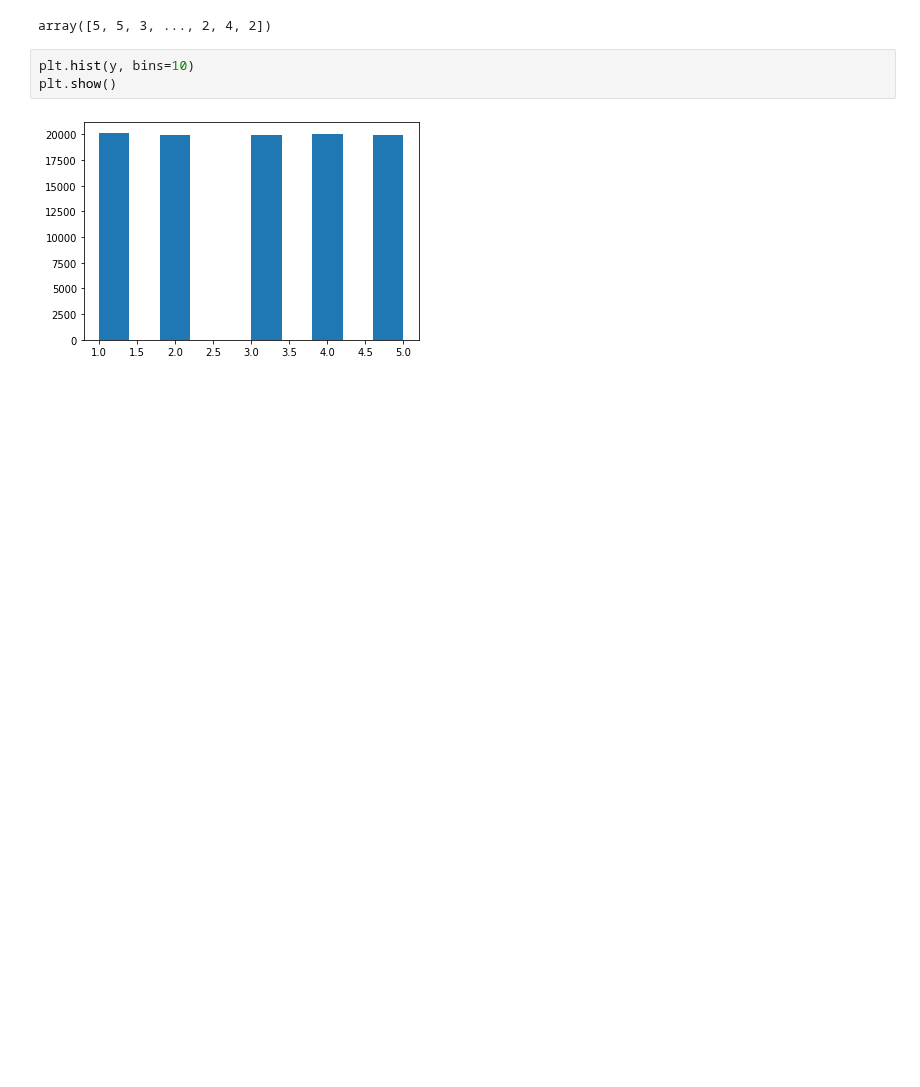
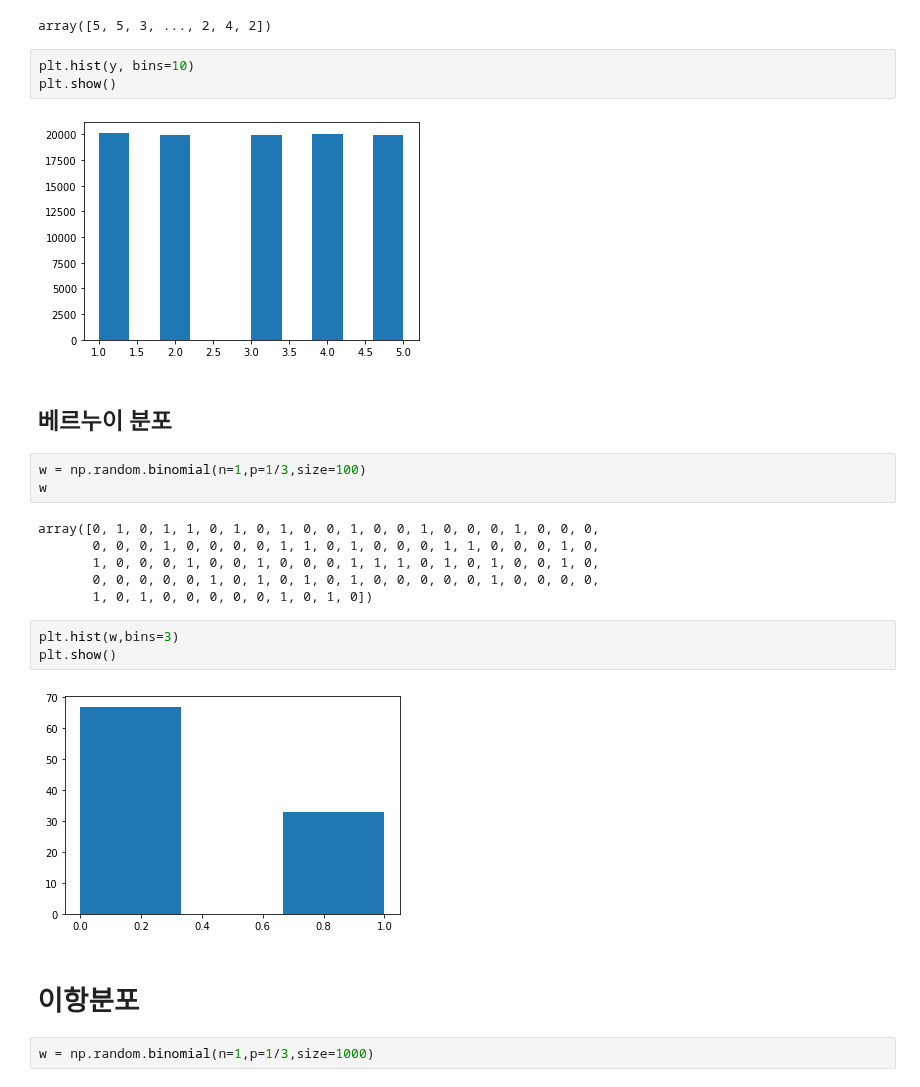
Before and after one commit to seoinhyeok96/python_data_class, a Jupyter notebook: 기초통계 수업 /2 days.ipynb, the cells around one changed output. Drawn from its saved outputs; the diff is of its cells as text; blank space fills up the shorter version.

```diff
--- a/기초통계 수업 /2 days.ipynb
+++ b/기초통계 수업 /2 days.ipynb
@@ -238,3 +238,23 @@ plt.hist(y, bins=10)
 plt.show()
 # %% [output]
 [figure]
+# %% [markdown]
+## 베르누이 분포
+# %%
+w = np.random.binomial(n=1,p=1/3,size=100)
+w
+# %% [output]
+array([0, 1, 0, 1, 1, 0, 1, 0, 1, 0, 0, 1, 0, 0, 1, 0, 0, 0, 1, 0, 0, 0,
+       0, 0, 0, 1, 0, 0, 0, 0, 1, 1, 0, 1, 0, 0, 0, 1, 1, 0, 0, 0, 1, 0,
+       1, 0, 0, 0, 1, 0, 0, 1, 0, 0, 0, 1, 1, 1, 0, 1, 0, 1, 0, 0, 1, 0,
+       0, 0, 0, 0, 0, 1, 0, 1, 0, 1, 0, 1, 0, 0, 0, 0, 0, 1, 0, 0, 0, 0,
+       1, 0, 1, 0, 0, 0, 0, 0, 1, 0, 1, 0])
+# %%
+plt.hist(w,bins=3)
+plt.show()
+# %% [output]
+[figure, added]
+# %% [markdown]
+# 이항분포
+# %%
+w = np.random.binomial(n=1,p=1/3,size=1000)
```
Also changed, not shown: parts of 21 cells of this notebook.
